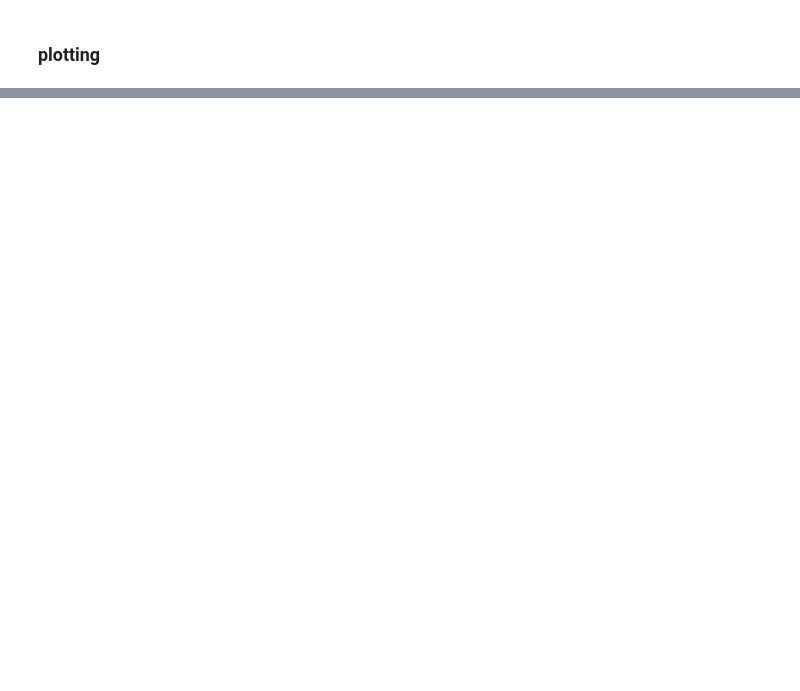
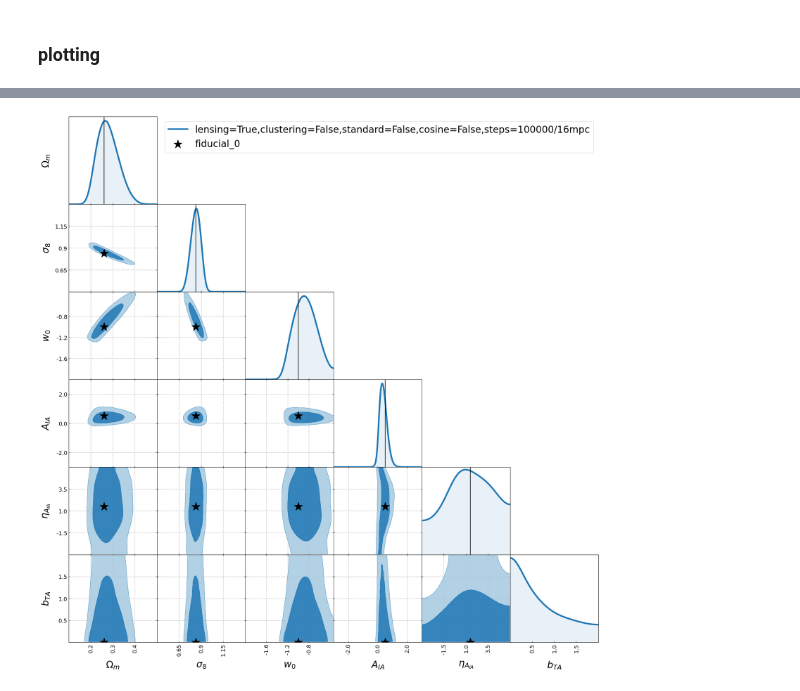
Before and after one commit to des-science/y3-deep-lss, a Jupyter notebook: notebooks/power_spectra/inference.ipynb, the cells around one changed output, grey strips where cells are left out. Cells and saved outputs as stored; diff of their text form; code cells hidden in the pictures; blank space fills up the shorter version.

```diff
--- a/notebooks/power_spectra/inference.ipynb
+++ b/notebooks/power_spectra/inference.ipynb
@@ -49,0 +104,4 @@ print(grid_cosmos.shape)
+# %%
+with_lensing = True
+with_clustering = False
+params = ["Om", "s8", "w0", "Aia", "n_Aia", "bta"]
@@ -159,7 +361,7 @@ Using the example index 0
 # %% [markdown]
 ### MCMC
 # %%
-posterior_samples = model.sample_posterior(
-    obs_pred,
-    label=obs_label,
-)
+# posterior_samples = model.sample_posterior(
+#     obs_pred,
+#     label=obs_label,
+# )
@@ -182,0 +391,74 @@ model.plot_contours(
+# %%
+i_fidu = 0
+i_grid = 100
+
+obs_dict = {
+    f"fiducial_{i_fidu}": {
+        "pred": fidu_preds[i_fidu],
+        "point": {str(param): value for param, value in zip(params, parameters.get_fiducials(params, conf))},
+    },
+    f"fiducial_mean": {
+        "pred": np.mean(fidu_preds, axis=0),
+        "point": {str(param): value for param, value in zip(params, parameters.get_fiducials(params, conf))},
+    },
+    # f"grid_{i_grid}": {
+    #     "pred": grid_preds[i_grid],
+    #     "point": {str(param): value for param, value in zip(params, grid_cosmos[i_grid])},
+    # },
+    # f"Buzzard": {
+    #     "pred": np.squeeze(buzzard_pred),
+    #     "point": {"Om": 0.286, "s8": 0.82, "w0": -1, "bg1": np.nan, "bg2": np.nan, "bg3": np.nan, "bg4": np.nan},
+    #     # "point": {"Om": 0.286, "s8": 0.82, "w0": -1, "bg": np.nan, "n_bg": np.nan},
+    # },
+    # f"Buzzard_mean": {
+    #     "pred": np.squeeze(buzzard_flock_mean),
+    #     "point": {"Om": 0.286, "s8": 0.82, "w0": -1, "bg1": np.nan, "bg2": np.nan, "bg3": np.nan, "bg4": np.nan},
+    #     # "point": {"Om": 0.286, "s8": 0.82, "w0": -1, "bg": np.nan, "n_bg": np.nan},
+    # },
+    # f"Cardinal": {
+    #     "pred": np.squeeze(cardinal_pred),
+    #     "point": {"Om": 0.286, "s8": 0.82, "w0": -1, "bg1": np.nan, "bg2": np.nan, "bg3": np.nan, "bg4": np.nan},
+    #     # "point": {"Om": 0.286, "s8": 0.82, "w0": -1, "bg": np.nan, "n_bg": np.nan},
+    # },
+    # f"MICE": {
+    #     "pred": np.squeeze(mice_pred),
+    #     "point": {"Om": 0.25, "s8": 0.8, "w0": -1, "bg": np.nan, "n_bg": np.nan},
+    # },
+    # f"Euclid": {
+    #     "pred": np.squeeze(euclid_pred),
+    #     "point": {"Om": 0.319, "s8": 0.83, "w0": -1, "bg": np.nan, "n_bg": np.nan},
+    # },
+    # f"Buzzard_mocked_DNF": {
+    #     "pred": np.squeeze(buzzard_pred_dnf),
+    #     "point": {"Om": 0.286, "s8": 0.82, "w0": -1, "bg": np.nan, "n_bg": np.nan},
+    # },
+}
+
+# buzzard_flock_dir = "/global/u2/a/athomsen/multiprobe-simulation-forward-model/data/mock_observations/Buzzard_flock"
+# buzzard_flock_labels = os.listdir(buzzard_flock_dir)
+# buzzard_flock_labels = [file[23:-3] for file in buzzard_flock_labels]
+
+# with h5py.File(pred_file, "r") as f:
+#     for buzzard_flock_label in buzzard_flock_labels:
+#         obs_dict[buzzard_flock_label] = {
+#             "pred": np.squeeze(try_mock(f, buzzard_flock_label)),
+#             "point": {"Om": 0.286, "s8": 0.82, "w0": -1, "bg": np.nan, "n_bg": np.nan},
+#         }
+
+for key in obs_dict.keys():
+    print(f"\nStarting with mock observation {key}")
+
+    print(obs_dict[key]["pred"])
+    posterior_samples = model.sample_posterior(
+        obs_dict[key]["pred"],
+        label=key,
+    )
+
+    model.plot_contours(
+        posterior_samples,
+        obs_point=obs_dict[key]["point"],
+        obs_label=key,
+        label=key,
+        with_des_chain=False,
+    )
+# %% [output]
@@ -182,0 +480 @@ model.plot_contours(
+[figure, added]
```
Also changed, not shown: parts of 38 cells of this notebook, 7 other files.
